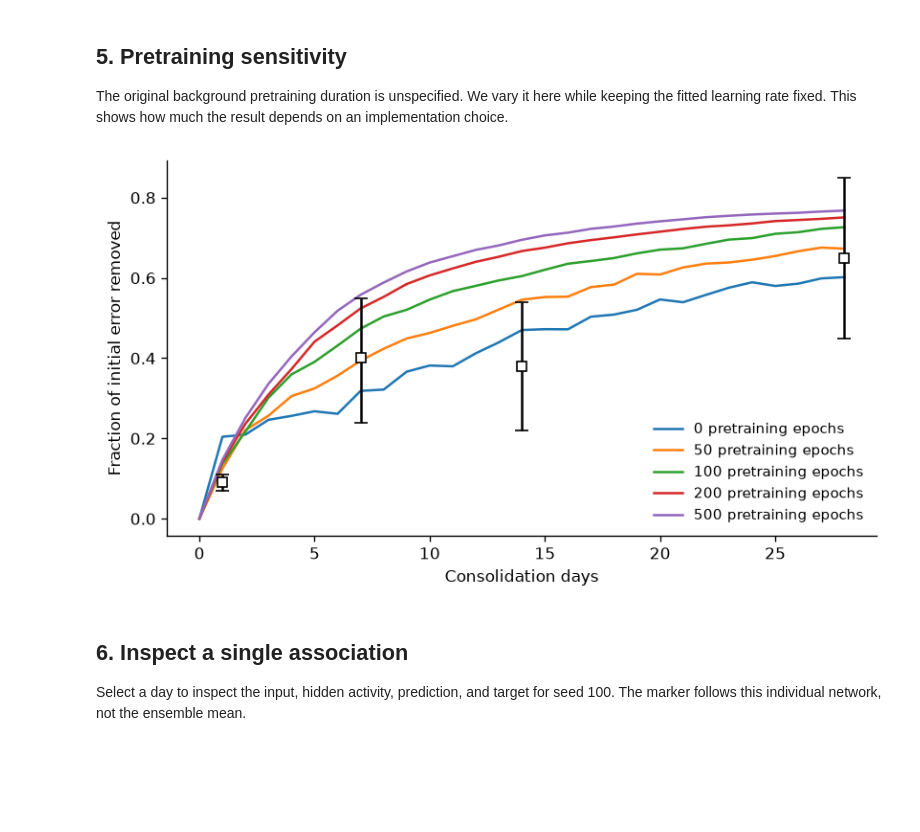
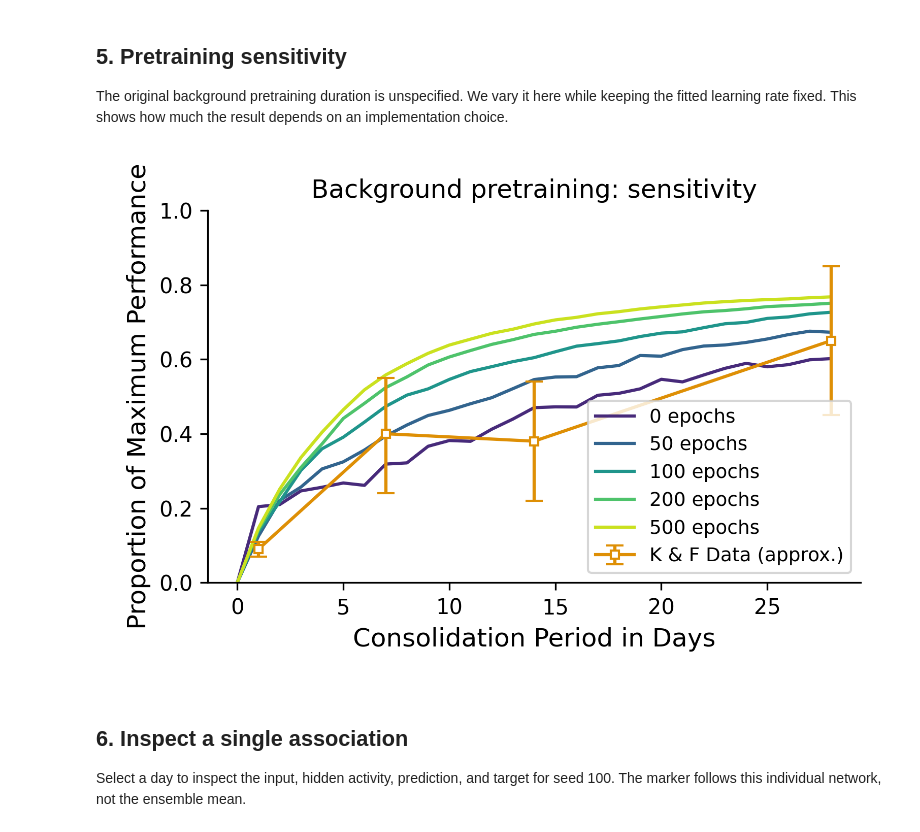
Before and after one commit to h4ch1m1/complementary-learning-systems, a Jupyter notebook: notebooks/cls1995/rat/rat_figure12_reproduction.ipynb, the cells around one changed output. Cells and saved outputs as stored; diff of their text form; code cells hidden in the pictures; blank space fills up the shorter version.

```diff
--- a/notebooks/cls1995/rat/rat_figure12_reproduction.ipynb
+++ b/notebooks/cls1995/rat/rat_figure12_reproduction.ipynb
@@ -220,18 +213,12 @@ The original background pretraining duration is unspecified. We vary it here whi
 # %%
 sensitivity = {p: simulate(range(100,116), [learning_rate]*16, pretraining_epochs=p).mean(0)
                for p in [0, 50, 100, 200, 500]}
-fig, ax = plt.subplots(figsize=(7, 4))
-for epochs, curve in sensitivity.items():
-    ax.plot(days, curve, label=f'{epochs} pretraining epochs')
-ax.errorbar(data.day, data['mean'], yerr=[data['mean']-data.lower, data.upper-data['mean']],
-            fmt='s', mfc='white', color='black', capsize=4)
-ax.set(xlabel='Consolidation days', ylabel='Fraction of initial error removed')
-ax.legend(frameon=False, fontsize=9)
+fig = figures.rat_sensitivity(sensitivity, data)
 fig.tight_layout()
-fig.savefig(destination / 'pretraining_sensitivity.png', bbox_inches='tight')
+fig.savefig(destination / 'pretraining_sensitivity.png', dpi=300)
 plt.show()
 # %% [output]
-[figure, old version]
+[figure, new version]
 # %% [markdown]
 ## 6. Inspect a single association
 
```
Also changed, not shown: parts of 2 cells of this notebook, 43 other files.
